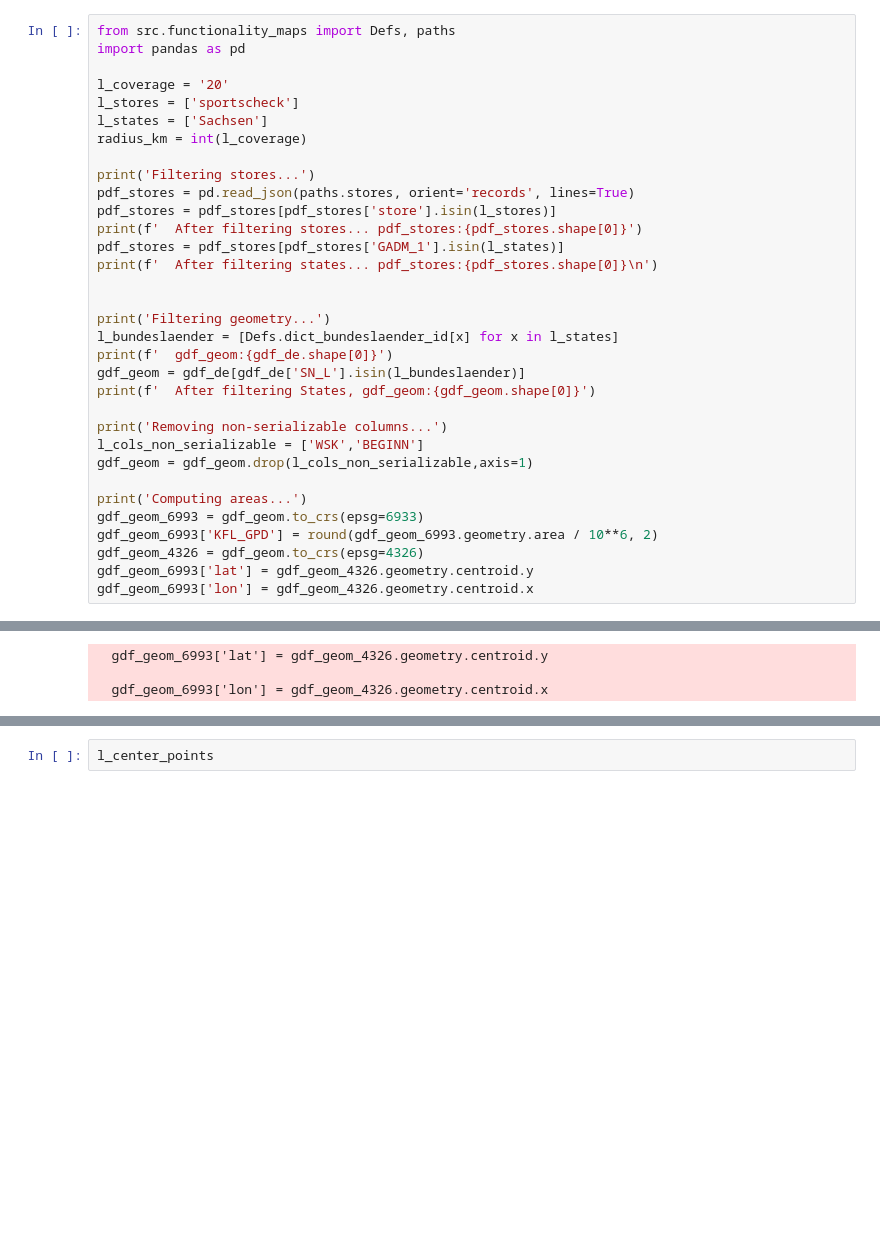
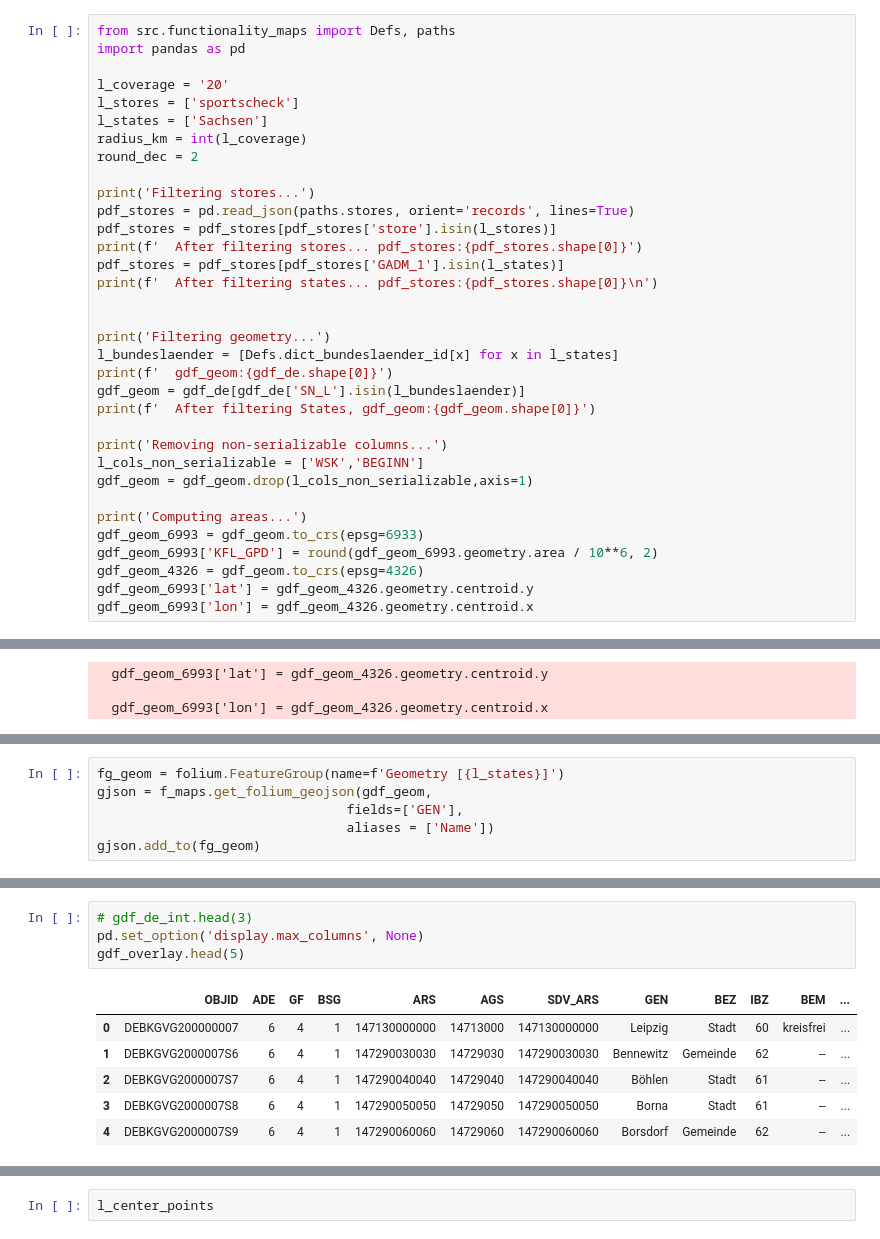
Before and after one commit to JErenci/ditto_v2, a Jupyter notebook: JupNB/gen_map_adm/extract_map_functions.ipynb, the cells around one changed output, grey strips where cells are left out. Drawn from its saved outputs; the diff is of its cells as text; blank space fills up the shorter version.

```diff
--- a/JupNB/gen_map_adm/extract_map_functions.ipynb
+++ b/JupNB/gen_map_adm/extract_map_functions.ipynb
@@ -27,6 +24,7 @@ l_coverage = '20'
 l_stores = ['sportscheck']
 l_states = ['Sachsen']
 radius_km = int(l_coverage)
+round_dec = 2
 
 print('Filtering stores...')
 pdf_stores = pd.read_json(paths.stores, orient='records', lines=True)
@@ -76,0 +70,6 @@ len(l_center_points)
+# %%
+fg_geom = folium.FeatureGroup(name=f'Geometry [{l_states}]')
+gjson = f_maps.get_folium_geojson(gdf_geom,
+                                fields=['GEN'],
+                                aliases = ['Name'])
+gjson.add_to(fg_geom)
@@ -247,0 +366,11 @@ AttributeError: module 'src.functionality_maps.f_maps' has no attribute 'get_fol
+# %%
+# gdf_de_int.head(3)
+pd.set_option('display.max_columns', None)
+gdf_overlay.head(5)
+# %% [output]
+|  | OBJID | ADE | GF | BSG | ARS | AGS | SDV_ARS | GEN | BEZ | IBZ | BEM | ... |
+| 0 | DEBKGVG200000007 | 6 | 4 | 1 | 147130000000 | 14713000 | 147130000000 | Leipzig | Stadt | 60 | kreisfrei | ... |
+| 1 | DEBKGVG2000007S6 | 6 | 4 | 1 | 147290030030 | 14729030 | 147290030030 | Bennewitz | Gemeinde | 62 | -- | ... |
+| 2 | DEBKGVG2000007S7 | 6 | 4 | 1 | 147290040040 | 14729040 | 147290040040 | Böhlen | Stadt | 61 | -- | ... |
+| 3 | DEBKGVG2000007S8 | 6 | 4 | 1 | 147290050050 | 14729050 | 147290050050 | Borna | Stadt | 61 | -- | ... |
+| 4 | DEBKGVG2000007S9 | 6 | 4 | 1 | 147290060060 | 14729060 | 147290060060 | Borsdorf | Gemeinde | 62 | -- | ... |
```
Also changed, not shown: parts of 16 cells of this notebook, 1 other file.
